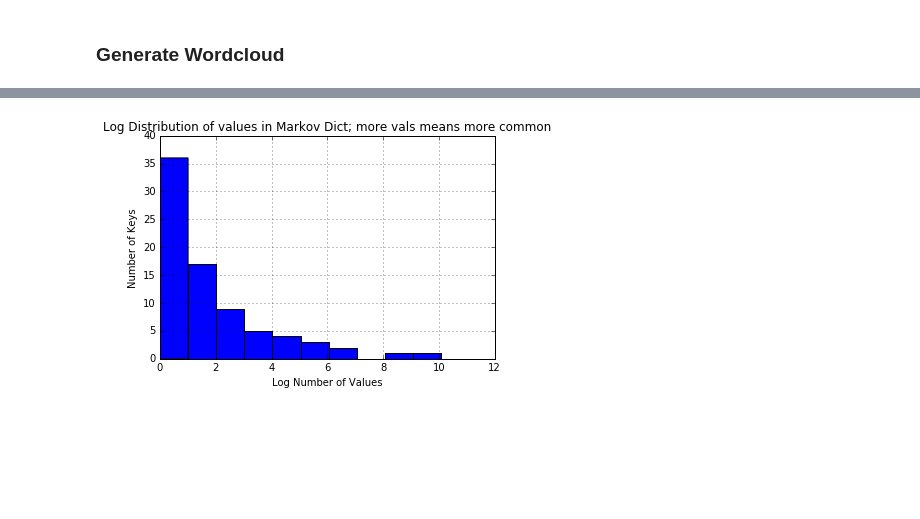
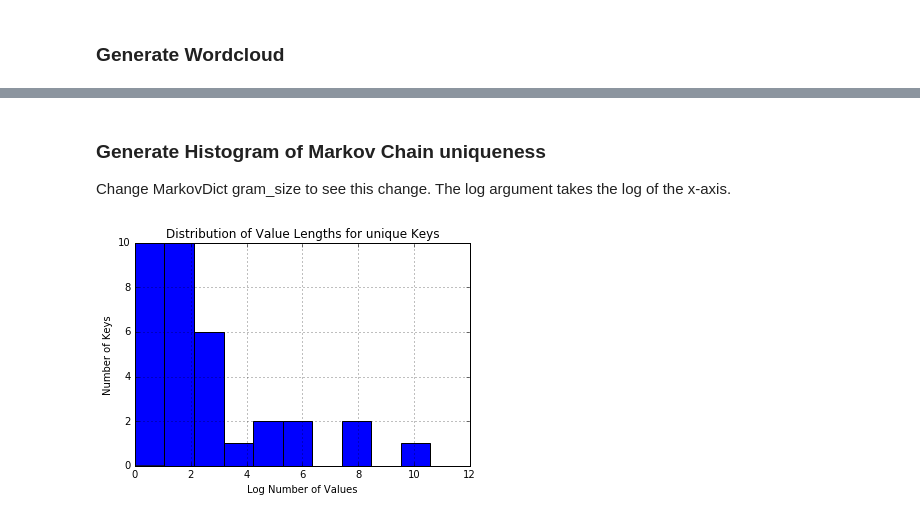
Before and after one commit to SGShuman/markov_sentence_generator, a Jupyter notebook: start_here.ipynb, the cells around one changed output, grey strips where cells are left out. Drawn from its saved outputs; the diff is of its cells as text; code cells hidden in the pictures; blank space fills up the shorter version.

```diff
--- a/start_here.ipynb
+++ b/start_here.ipynb
@@ -81,9 +91,7 @@ md.wordcloud(**args)
-# %%
-dist_of_val_len_df = pd.DataFrame.from_dict(md.stats['dist_of_val_len'], orient='index')
-dist_of_val_len_df.apply(lambda x: np.log(x)).hist()
-plt.title('Log Distribution of values in Markov Dict; more vals means more common')
-plt.xlabel('Log Number of Values')
-plt.ylabel('Number of Keys')
-plt.show()
-# %% [output]
-[figure, removed]
+# %% [markdown]
+### Generate Histogram of Markov Chain uniqueness
+Change MarkovDict gram_size to see this change.  The log argument takes the log of the x-axis.
+# %%
+md.plot_dist(log=True)
+# %% [output]
+[figure, added]
```
Also changed, not shown: parts of 15 cells of this notebook, 4 other files.
